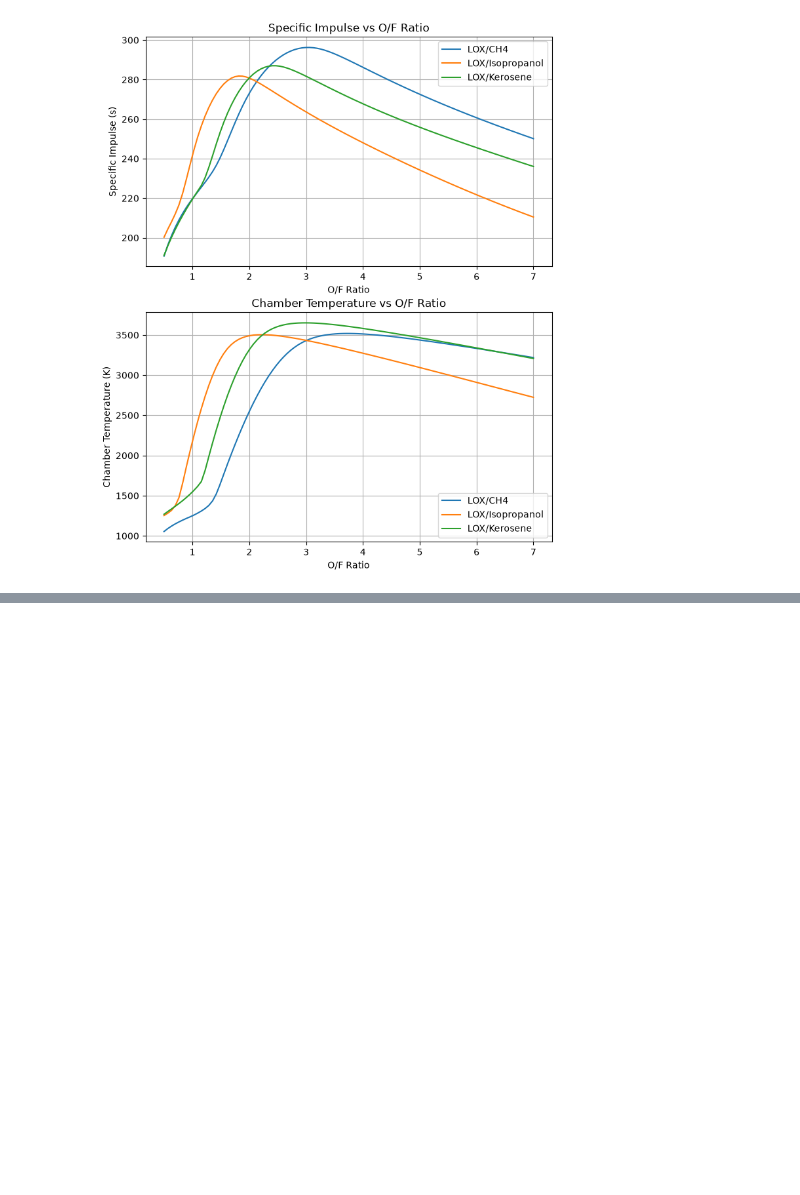
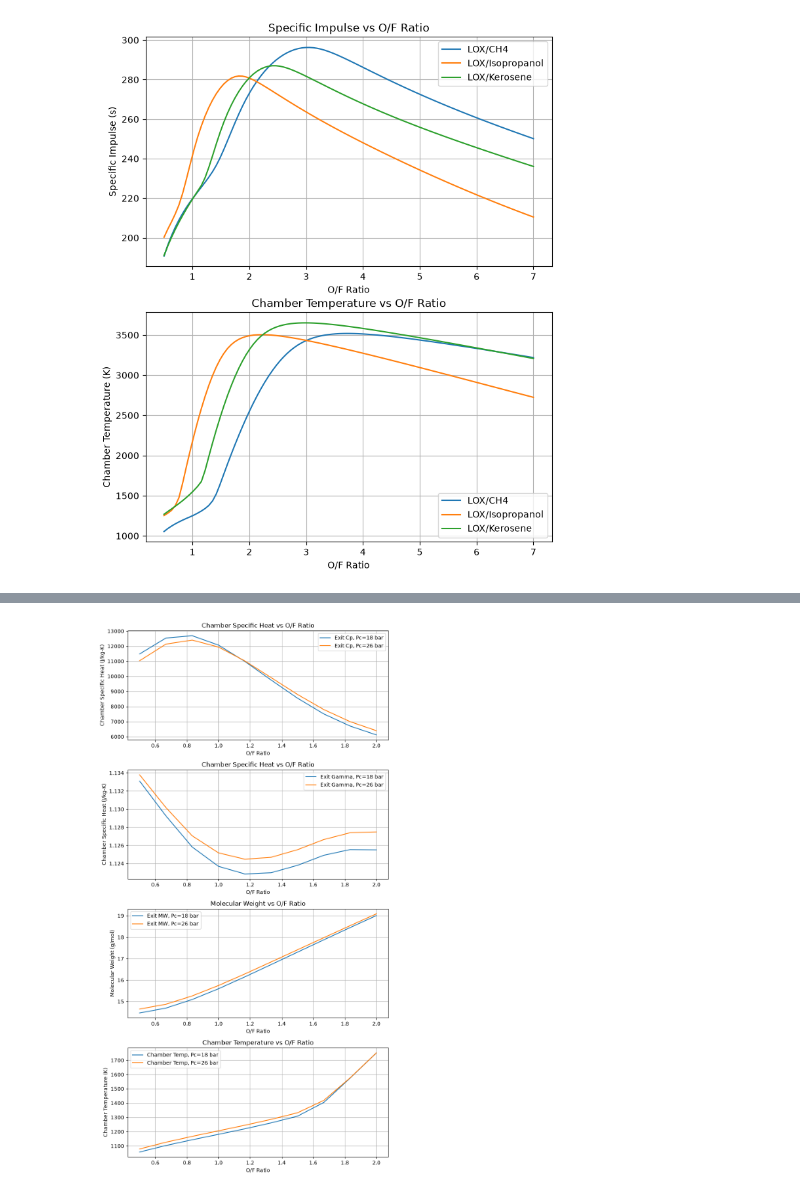
Before and after one commit to LpHiX/otp-sizing, a Jupyter notebook: notebooks/engine_isp.ipynb, the cells around one changed output, grey strips where cells are left out. Saved outputs shown, nothing was run; the diff lists cells and outputs as text; code cells hidden in the pictures; blank space fills up the shorter version.

```diff
--- a/notebooks/engine_isp.ipynb
+++ b/notebooks/engine_isp.ipynb
@@ -60,3 +60,82 @@ for ox, fuel in propellent_combinations:
 # %% [output]
 USER_HOME_DIR=C:\Users\Martin
 [figure]
+# %%
+from rocketcea.cea_obj_w_units import CEA_Obj
+import numpy as np
+import matplotlib.pyplot as plt
+
+OFs = np.linspace(0.5, 2, 10)  # Oxidizer-to-fuel ratios
+
+fig, axs = plt.subplots(4, 1, figsize=(8, 15))
+cp_plot = axs[0]
+cp_plot.set_title("Chamber Specific Heat vs O/F Ratio")
+cp_plot.set_xlabel("O/F Ratio")
+cp_plot.set_ylabel("Chamber Specific Heat (J/kg-K)")
+cp_plot.grid()
+gamma_plot = axs[1]
+gamma_plot.set_title("Chamber Specific Heat vs O/F Ratio")
+gamma_plot.set_xlabel("O/F Ratio")
+gamma_plot.set_ylabel("Chamber Specific Heat (J/kg-K)")
+gamma_plot.grid()
+mw_plot = axs[2]
+mw_plot.set_title("Molecular Weight vs O/F Ratio")
+mw_plot.set_xlabel("O/F Ratio")
+mw_plot.set_ylabel("Molecular Weight (g/mol)")
+mw_plot.grid()
+temp_plot = axs[3]
+temp_plot.set_title("Chamber Temperature vs O/F Ratio")
+temp_plot.set_xlabel("O/F Ratio")
+temp_plot.set_ylabel("Chamber Temperature (K)")
+temp_plot.grid()
+for pc in [18, 26]:
+    cea = CEA_Obj(
+        oxName = "N2O",
+        fuelName = "Isopropanol",
+        isp_units='sec',
+        cstar_units = 'm/s',
+        pressure_units='Bar',
+        temperature_units='K',
+        sonic_velocity_units='m/s',
+        enthalpy_units='J/g',
+        density_units='kg/m^3',
+        specific_heat_units='J/kg-K',
+        viscosity_units='centipoise', # stored value in pa-s
+        thermal_cond_units='W/cm-degC', # stored value in W/m-K
+        # fac_CR=self.cr,
+        make_debug_prints=False)
+
+
+    chamber_cp = np.zeros_like(OFs)
+    exit_cp = np.zeros_like(OFs)
+    chamber_gamma = np.zeros_like(OFs)
+    exit_gamma = np.zeros_like(OFs)
+    chamber_mw = np.zeros_like(OFs)
+    exit_mw = np.zeros_like(OFs)
+    chamber_temp = np.zeros_like(OFs)
+    for i, OF in enumerate(OFs):
+        chamber_cp[i] = cea.get_Chamber_Cp(Pc=pc, MR=OF)
+        exit_cp[i], _, _, _ = cea.get_Exit_Transport(Pc=pc, MR=OF, eps=6.13)
+
+        chamber_mw[i], chamber_gamma[i] = cea.get_Chamber_MolWt_gamma(Pc=pc, MR=OF)
+        exit_mw[i], exit_gamma[i] = cea.get_exit_MolWt_gamma(Pc=pc, MR=OF, eps=6.13)
+
+        chamber_temp[i] = cea.get_Tcomb(Pc=pc, MR=OF)
+
+    # cp_plot.plot(OFs, chamber_cp, label=f"Chamber Cp, Pc={pc} bar")
+    cp_plot.plot(OFs, exit_cp, label=f"Exit Cp, Pc={pc} bar")
+    cp_plot.legend()
+
+    # gamma_plot.plot(OFs, chamber_gamma, label=f"Chamber Gamma, Pc={pc} bar")
+    gamma_plot.plot(OFs, exit_gamma, label=f"Exit Gamma, Pc={pc} bar")
+    gamma_plot.legend()
+
+    # mw_plot.plot(OFs, chamber_mw, label=f"Chamber MW, Pc={pc} bar")
+    mw_plot.plot(OFs, exit_mw,  label=f"Exit MW, Pc={pc} bar")
+    mw_plot.legend()
+
+    temp_plot.plot(OFs, chamber_temp, label=f"Chamber Temp, Pc={pc} bar")
+    temp_plot.legend()
+
+fig.tight_layout()
+# %% [output]
@@ -62,0 +143 @@ USER_HOME_DIR=C:\Users\Martin
+[figure, added]
```
Also changed, not shown: parts of 1 cell of this notebook, 5 other files.
